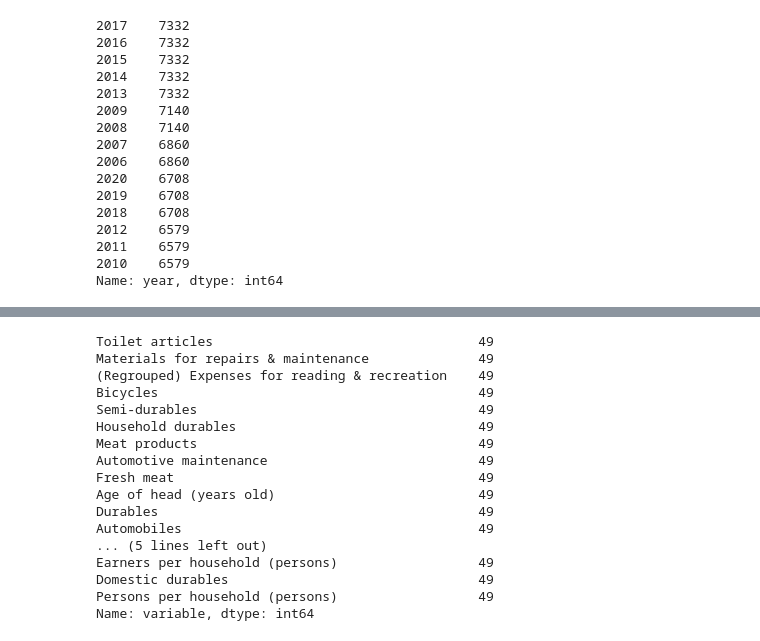
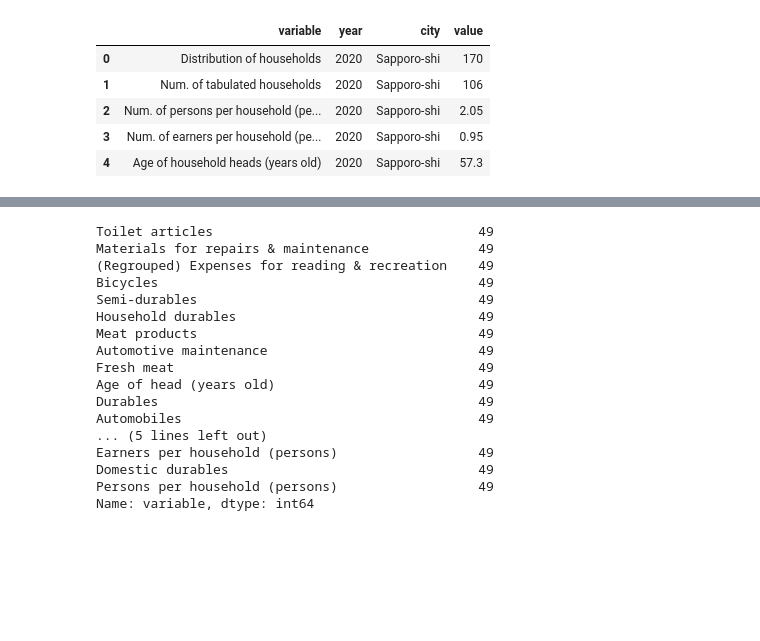
Before and after one commit to dgg32/japan_under_corona, a Jupyter notebook: income.ipynb, the cells around one changed output, grey strips where cells are left out. Drawn from its saved outputs; the diff is of its cells as text; code cells hidden in the pictures; blank space fills up the shorter version.

```diff
--- a/income.ipynb
+++ b/income.ipynb
@@ -162,19 +143,0 @@ df[(df["city"].isin(["Akita-shi"])) & (df["variable"] == "Rice")]
-# %%
-df["year"].value_counts()
-# %% [output]
-2017    7332
-2016    7332
-2015    7332
-2014    7332
-2013    7332
-2009    7140
-2008    7140
-2007    6860
-2006    6860
-2020    6708
-2019    6708
-2018    6708
-2012    6579
-2011    6579
-2010    6579
-Name: year, dtype: int64
@@ -180,0 +151,9 @@ Name: year, dtype: int64
+# %%
+df.head()
+# %% [output]
+|  | variable | year | city | value |
+| 0 | Distribution of households | 2020 | Sapporo-shi | 170 |
+| 1 | Num. of tabulated households | 2020 | Sapporo-shi | 106 |
+| 2 | Num. of persons per household (pe... | 2020 | Sapporo-shi | 2.05 |
+| 3 | Num. of earners per household (pe... | 2020 | Sapporo-shi | 0.95 |
+| 4 | Age of household heads (years old) | 2020 | Sapporo-shi | 57.3 |
```
Also changed, not shown: parts of 17 cells of this notebook, 43 other files.
